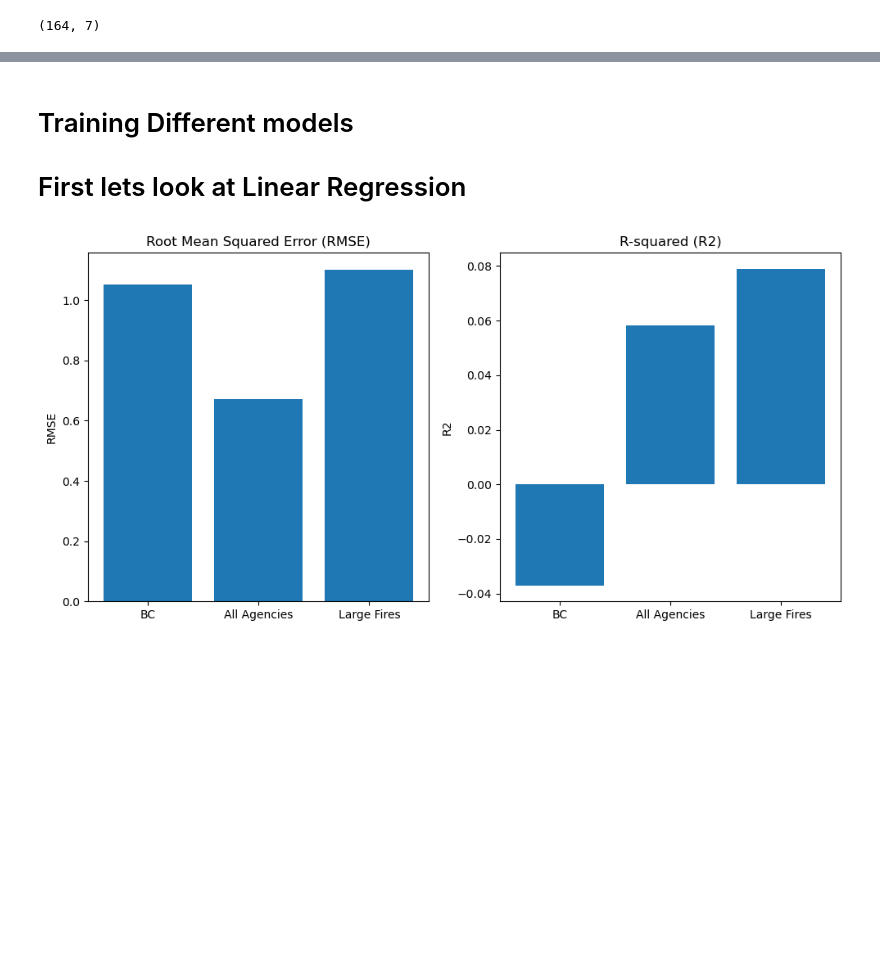
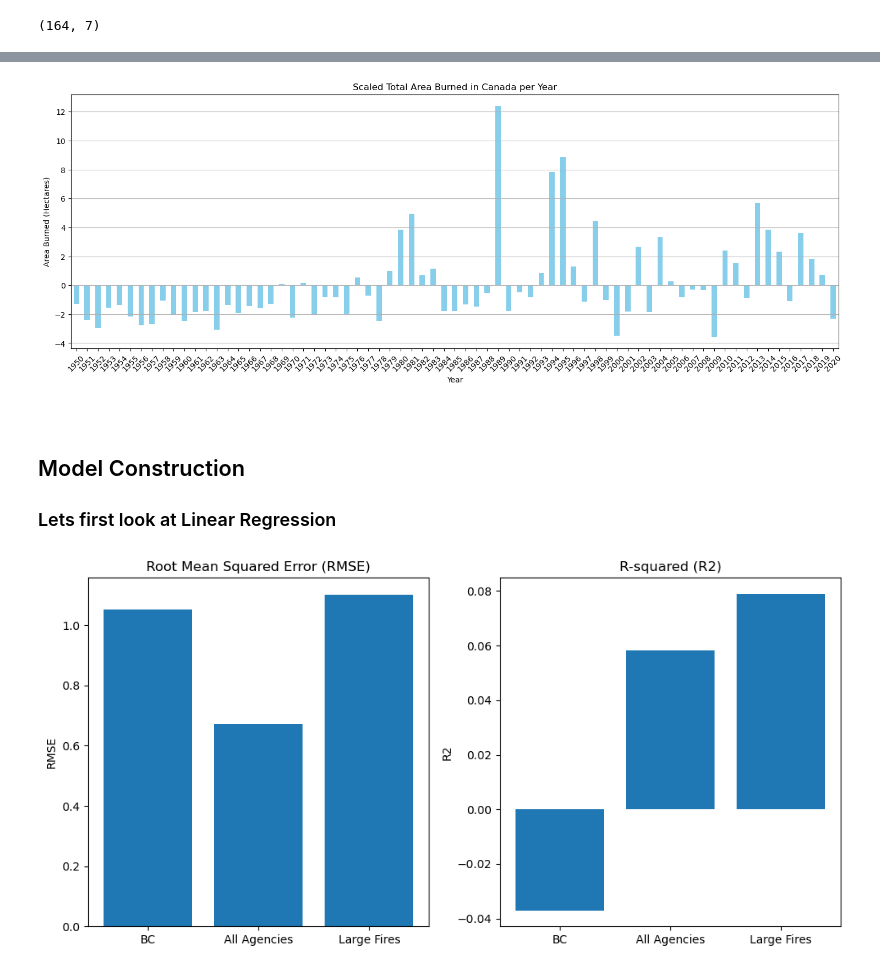
Before and after one commit to garrickhague/ATMS523, a Jupyter notebook: Hague_Final_Project.ipynb, the cells around one changed output, grey strips where cells are left out. Cells and saved outputs as stored; diff of their text form; code cells hidden in the pictures; blank space fills up the shorter version.

```diff
--- a/Hague_Final_Project.ipynb
+++ b/Hague_Final_Project.ipynb
@@ -302,7 +350,24 @@ sns.pairplot(bc_merged_data)
+# %%
+# Grouping by year and calculating total CALC_HA_scaled for each year
+yearly_fire_totals = full_merged_df.groupby('Year')['CALC_HA_scaled'].sum()
+
+# Plotting
+plt.figure(figsize=(18, 6))
+yearly_fire_totals.plot(kind='bar', color='skyblue')
+plt.title('Scaled Total Area Burned in Canada per Year')
+plt.xlabel('Year')
+plt.ylabel('Area Burned (Hectares)')
+plt.xticks(rotation=45)
+plt.grid(axis='y')
+plt.show()
+# %% [output]
+[figure, added]
+# %% [markdown]
+<a id="model-construction"></a>
 # %% [markdown]
-# Training Different models
+## Model Construction
 
-# First lets look at Linear Regression
+### Lets first look at Linear Regression
 # %%
 # Data for first model
 X = bc_merged_data[['ENSO', 'PDO', 'Year', 'Month']]
```
Also changed, not shown: parts of 34 cells of this notebook.
